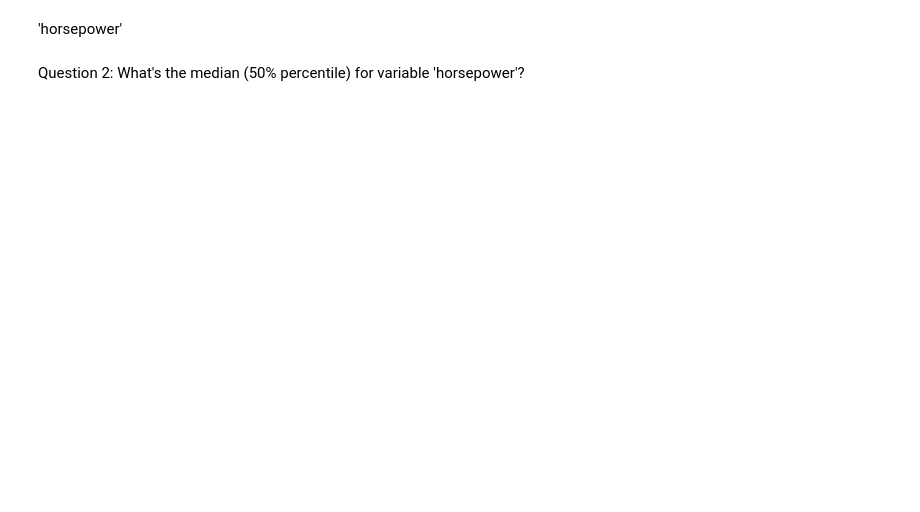
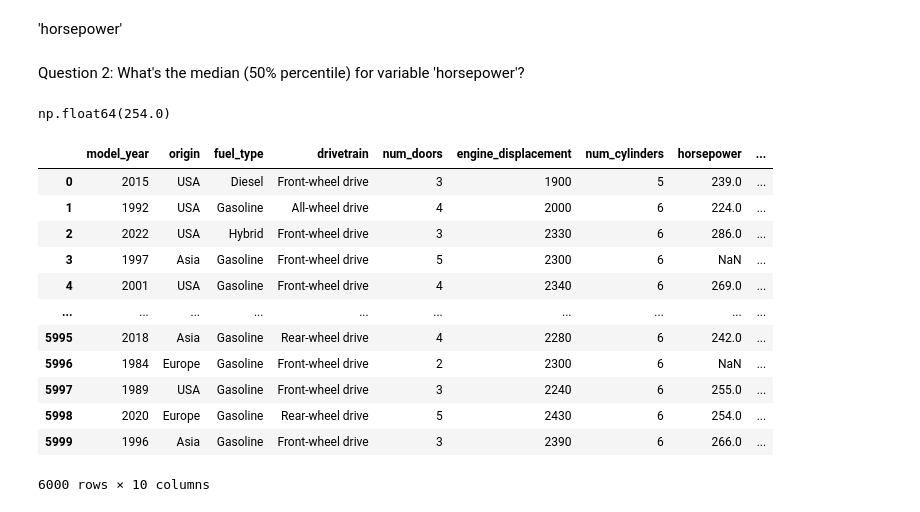
Before and after one commit to QWERTY69748/ml_zoomcamp_homework, a Jupyter notebook: 02-car-price/homework.ipynb, the cells around one changed output. Drawn from its saved outputs; the diff is of its cells as text; code cells hidden in the pictures; blank space fills up the shorter version.

```diff
--- a/02-car-price/homework.ipynb
+++ b/02-car-price/homework.ipynb
@@ -13,6 +38,3 @@ df.head()
-# %%
-df=df[['engine_displacement','horsepower','vehicle_weight','model_year','fuel_efficiency_mpg']]
-df.head()
 # %% [markdown]
 Look at the fuel_efficiency_mpg variable. Does it have a long tail?
 # %%
@@ -28,6 +66,8 @@ df.isnull().sum()
 Question 2: What's the median (50% percentile) for variable 'horsepower'?
 # %%
 df.horsepower.median()
+# %% [output]
+np.float64(254.0)
 # %%
 n=len(df)
 n_val=int(n*0.2)
@@ -53,0 +106,16 @@ del df_test['fuel_efficiency_mpg']
+# %%
+df_train
+# %% [output]
+|  | model_year | origin | fuel_type | drivetrain | num_doors | engine_displacement | num_cylinders | horsepower | ... |
+| 0 | 2015 | USA | Diesel | Front-wheel drive | 3 | 1900 | 5 | 239.0 | ... |
+| 1 | 1992 | USA | Gasoline | All-wheel drive | 4 | 2000 | 6 | 224.0 | ... |
+| 2 | 2022 | USA | Hybrid | Front-wheel drive | 3 | 2330 | 6 | 286.0 | ... |
+| 3 | 1997 | Asia | Gasoline | Front-wheel drive | 5 | 2300 | 6 | NaN | ... |
+| 4 | 2001 | USA | Gasoline | Front-wheel drive | 4 | 2340 | 6 | 269.0 | ... |
+| ... | ... | ... | ... | ... | ... | ... | ... | ... | ... |
+| 5995 | 2018 | Asia | Gasoline | Rear-wheel drive | 4 | 2280 | 6 | 242.0 | ... |
+| 5996 | 1984 | Europe | Gasoline | Front-wheel drive | 2 | 2300 | 6 | NaN | ... |
+| 5997 | 1989 | USA | Gasoline | Front-wheel drive | 3 | 2240 | 6 | 255.0 | ... |
+| 5998 | 2020 | Europe | Gasoline | Rear-wheel drive | 5 | 2430 | 6 | 254.0 | ... |
+| 5999 | 1996 | Asia | Gasoline | Front-wheel drive | 3 | 2390 | 6 | 266.0 | ... |
+6000 rows × 10 columns
```
Also changed, not shown: parts of 14 cells of this notebook.
